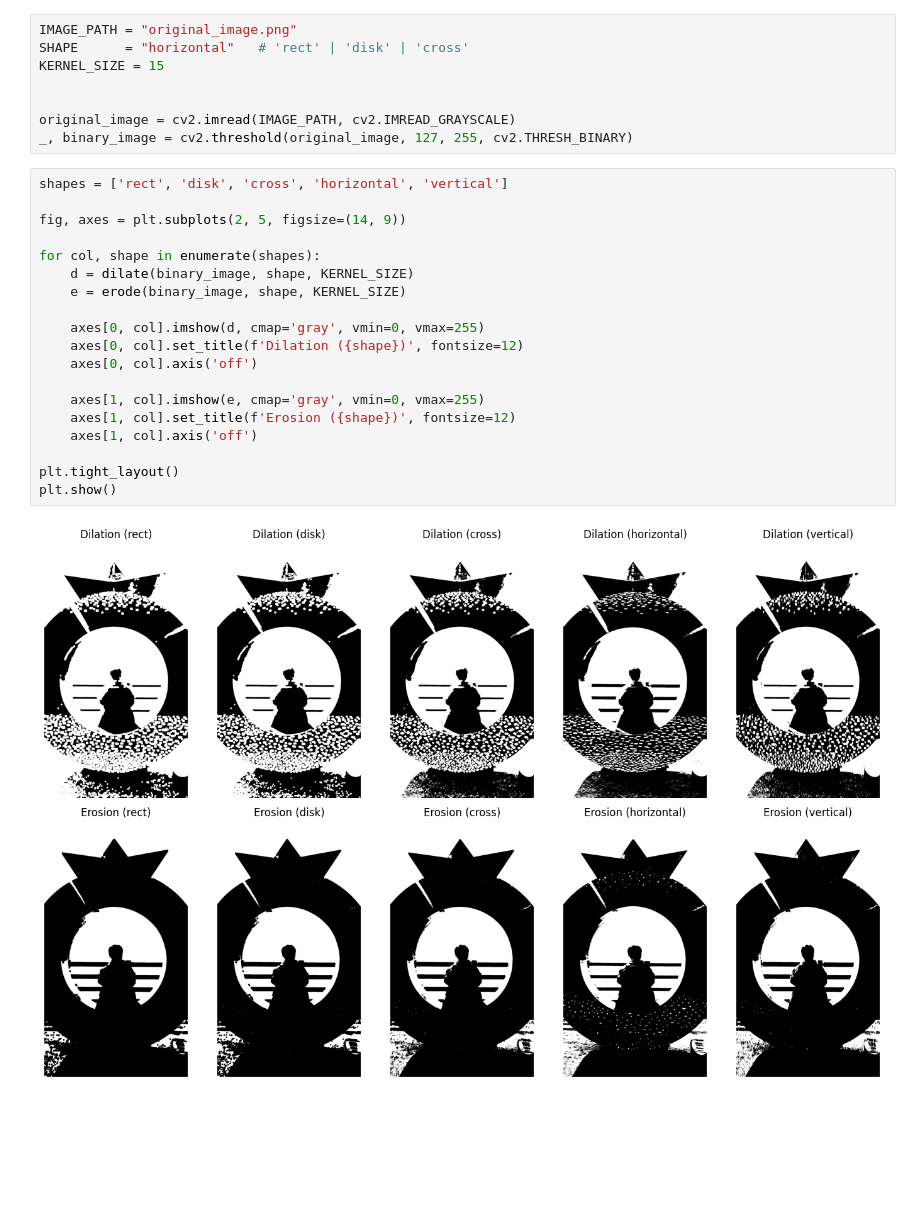
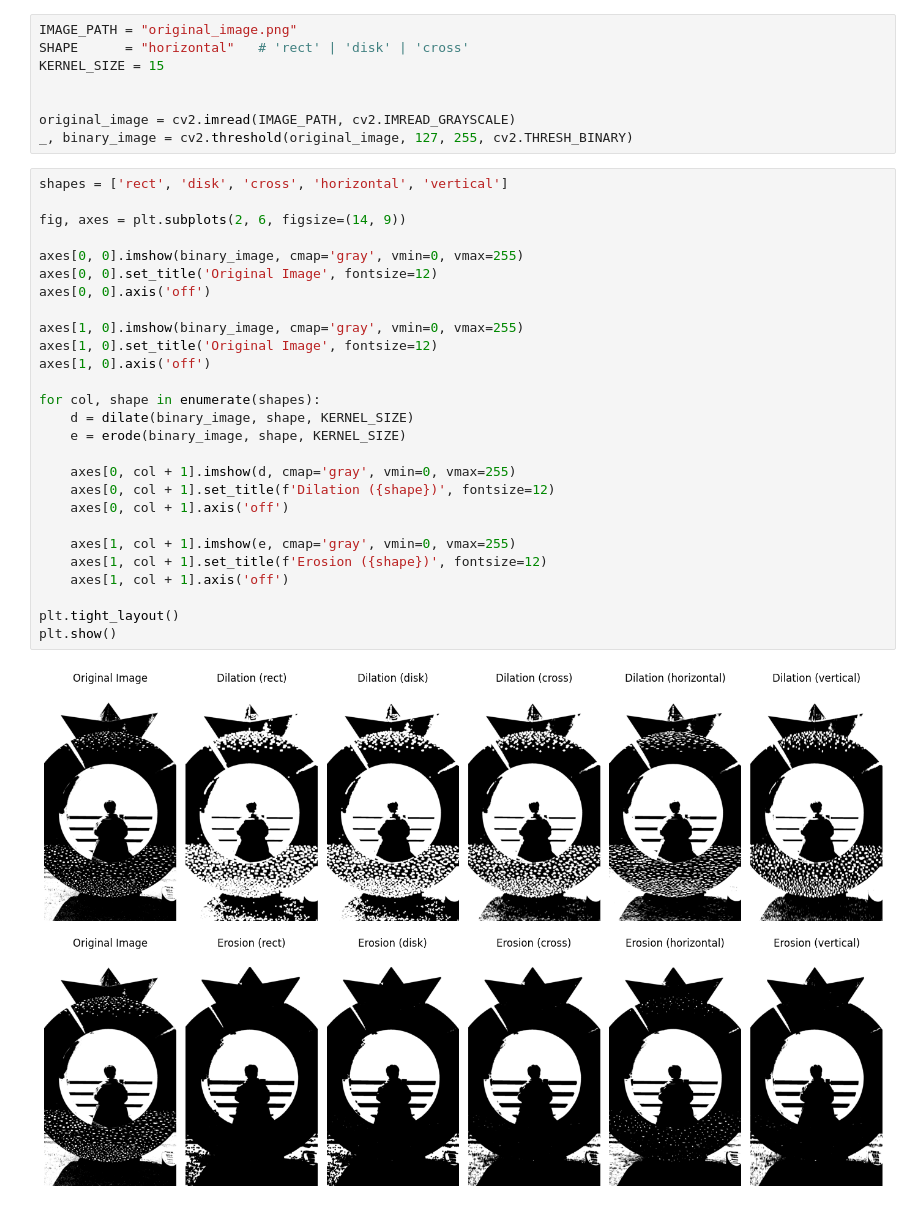
Before and after one commit to Johyeonwoooooooo/Algorithm, a Jupyter notebook: computer_graphics_assignment/morphologicalOperation.ipynb, the cells around one changed output. Saved outputs shown, nothing was run; the diff lists cells and outputs as text; blank space fills up the shorter version.

```diff
--- a/computer_graphics_assignment/morphologicalOperation.ipynb
+++ b/computer_graphics_assignment/morphologicalOperation.ipynb
@@ -45,21 +39,29 @@ _, binary_image = cv2.threshold(original_image, 127, 255, cv2.THRESH_BINARY)
 # %%
 shapes = ['rect', 'disk', 'cross', 'horizontal', 'vertical']
 
-fig, axes = plt.subplots(2, 5, figsize=(14, 9))
+fig, axes = plt.subplots(2, 6, figsize=(14, 9))
+
+axes[0, 0].imshow(binary_image, cmap='gray', vmin=0, vmax=255)
+axes[0, 0].set_title('Original Image', fontsize=12)
+axes[0, 0].axis('off')
+
+axes[1, 0].imshow(binary_image, cmap='gray', vmin=0, vmax=255)
+axes[1, 0].set_title('Original Image', fontsize=12)
+axes[1, 0].axis('off')
 
 for col, shape in enumerate(shapes):
     d = dilate(binary_image, shape, KERNEL_SIZE)
     e = erode(binary_image, shape, KERNEL_SIZE)
 
-    axes[0, col].imshow(d, cmap='gray', vmin=0, vmax=255)
-    axes[0, col].set_title(f'Dilation ({shape})', fontsize=12)
-    axes[0, col].axis('off')
+    axes[0, col + 1].imshow(d, cmap='gray', vmin=0, vmax=255)
+    axes[0, col + 1].set_title(f'Dilation ({shape})', fontsize=12)
+    axes[0, col + 1].axis('off')
 
-    axes[1, col].imshow(e, cmap='gray', vmin=0, vmax=255)
-    axes[1, col].set_title(f'Erosion ({shape})', fontsize=12)
-    axes[1, col].axis('off')
+    axes[1, col + 1].imshow(e, cmap='gray', vmin=0, vmax=255)
+    axes[1, col + 1].set_title(f'Erosion ({shape})', fontsize=12)
+    axes[1, col + 1].axis('off')
 
 plt.tight_layout()
 plt.show()
 # %% [output]
-[figure, old version]
+[figure, new version]
```
Also changed, not shown: parts of 1 cell of this notebook.
